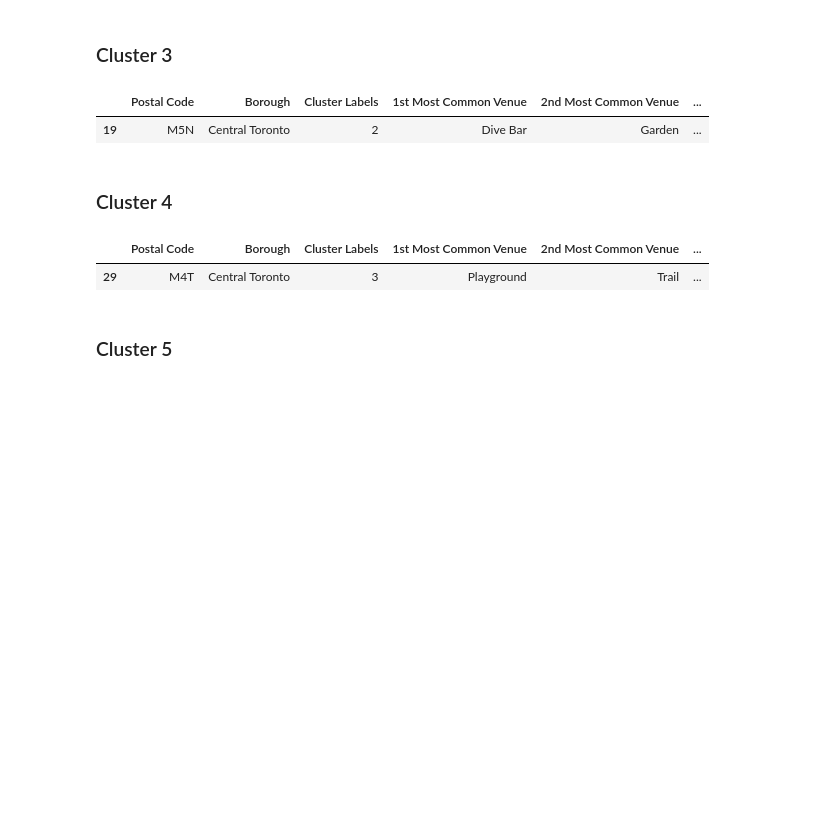
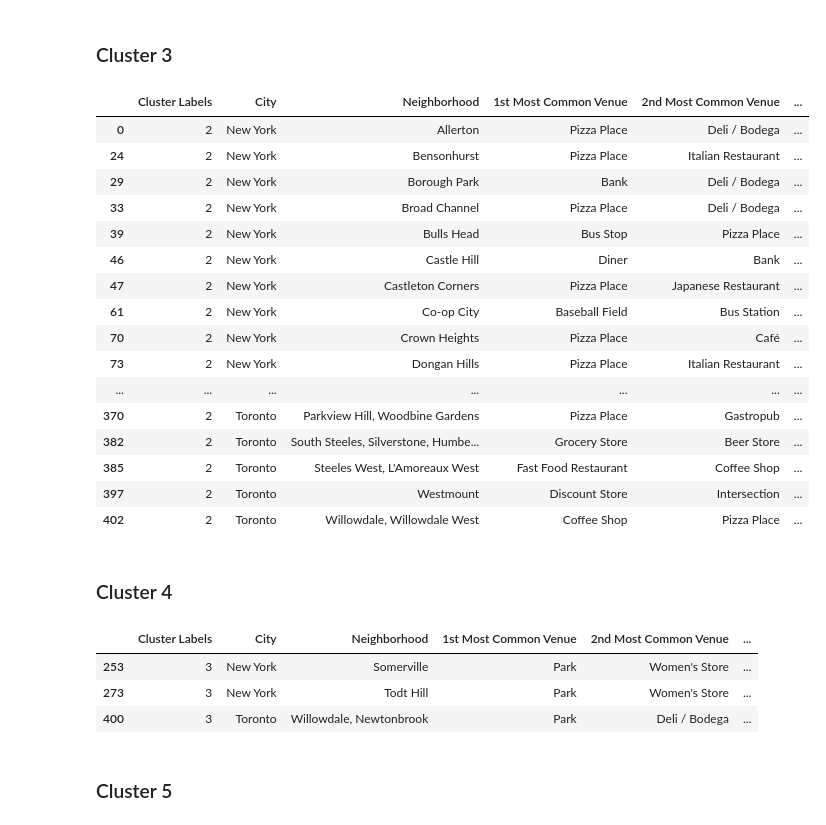
Before and after one commit to SevenSpider/Coursera_Capstone, a Jupyter notebook: Coursera_Capstone_Battle_Neighborhoods.ipynb, the cells around one changed output. Cells and saved outputs as stored; diff of their text form; code cells hidden in the pictures; blank space fills up the shorter version.

Commit message:
Cluster Battle_Neighborhoods

```diff
--- a/Coursera_Capstone_Battle_Neighborhoods.ipynb
+++ b/Coursera_Capstone_Battle_Neighborhoods.ipynb
@@ -614 +872,3 @@ array([0, 0, 0, 0, 1, 0, 0, 0, 3, 0])
+# %%
+tot_venues_sorted = neighborhoods_venues_sorted.append(postal_code_venues_sorted, ignore_index = True)
 # %%
@@ -622,0 +883,5 @@ postal_code_venues_sorted.head()
+# %%
+# add clustering labels
+tot_venues_sorted.insert(0, 'Cluster Labels', kmeans.labels_)
+
+tot_venues_sorted.head()
@@ -622,0 +915,4 @@ postal_code_venues_sorted.head()
+# %%
+tot_merged = toronto_data.drop('Postal Code',1).append(neighborhoods_newyork,ignore_index = True)
+
+tot_merged.head()
@@ -623,11 +930,8 @@ postal_code_venues_sorted.head()
 # %%
-# add clustering labels
-postal_code_venues_sorted.insert(0, 'Cluster Labels', kmeans.labels_)
+# merge toronto_grouped with toronto_data to add latitude/longitude for each postal code
+#tot_merged = tot_merged.join(tot_venues_sorted.set_index('Neighborhood'), on='Neighbourhood')
 
-toronto_merged = toronto_data
+result = pd.merge(tot_venues_sorted, tot_merged, how="left", left_on=['Neighborhood'], right_on=['Neighbourhood'])
 
-# merge toronto_grouped with toronto_data to add latitude/longitude for each postal code
-toronto_merged = toronto_merged.join(postal_code_venues_sorted.set_index('Postal Code'), on='Postal Code')
-
-toronto_merged.head() # check the last columns!
+result.head() # check the last columns!
 # %% [output]
@@ -698,17 +1040,34 @@ toronto_merged.loc[toronto_merged['Cluster Labels'] == 1, toronto_merged.columns
 # %% [markdown]
 ### Cluster 3
 # %%
-toronto_merged.loc[toronto_merged['Cluster Labels'] == 2, toronto_merged.columns[[0] + [1] + list(range(5, toronto_merged.shape[1]))]]
+result.loc[result['Cluster Labels'] == 2, result.columns[[0] + [12] + [1] + list(range(2, 12))]]
 # %% [output]
-|  | Postal Code | Borough | Cluster Labels | 1st Most Common Venue | 2nd Most Common Venue | ... |
-| 19 | M5N | Central Toronto | 2 | Dive Bar | Garden | ... |
+|  | Cluster Labels | City | Neighborhood | 1st Most Common Venue | 2nd Most Common Venue | ... |
+| 0 | 2 | New York | Allerton | Pizza Place | Deli / Bodega | ... |
+| 24 | 2 | New York | Bensonhurst | Pizza Place | Italian Restaurant | ... |
+| 29 | 2 | New York | Borough Park | Bank | Deli / Bodega | ... |
+| 33 | 2 | New York | Broad Channel | Pizza Place | Deli / Bodega | ... |
+| 39 | 2 | New York | Bulls Head | Bus Stop | Pizza Place | ... |
+| 46 | 2 | New York | Castle Hill | Diner | Bank | ... |
+| 47 | 2 | New York | Castleton Corners | Pizza Place | Japanese Restaurant | ... |
+| 61 | 2 | New York | Co-op City | Baseball Field | Bus Station | ... |
+| 70 | 2 | New York | Crown Heights | Pizza Place | Café | ... |
+| 73 | 2 | New York | Dongan Hills | Pizza Place | Italian Restaurant | ... |
+| ... | ... | ... | ... | ... | ... | ... |
+| 370 | 2 | Toronto | Parkview Hill, Woodbine Gardens | Pizza Place | Gastropub | ... |
+| 382 | 2 | Toronto | South Steeles, Silverstone, Humbe... | Grocery Store | Beer Store | ... |
+| 385 | 2 | Toronto | Steeles West, L'Amoreaux West | Fast Food Restaurant | Coffee Shop | ... |
+| 397 | 2 | Toronto | Westmount | Discount Store | Intersection | ... |
+| 402 | 2 | Toronto | Willowdale, Willowdale West | Coffee Shop | Pizza Place | ... |
 # %% [markdown]
 ### Cluster 4
 # %%
-toronto_merged.loc[toronto_merged['Cluster Labels'] == 3, toronto_merged.columns[[0] + [1] + list(range(5, toronto_merged.shape[1]))]]
+result.loc[result['Cluster Labels'] == 3, result.columns[[0] + [12] + [1] + list(range(2, 12))]]
 # %% [output]
-|  | Postal Code | Borough | Cluster Labels | 1st Most Common Venue | 2nd Most Common Venue | ... |
-| 29 | M4T | Central Toronto | 3 | Playground | Trail | ... |
+|  | Cluster Labels | City | Neighborhood | 1st Most Common Venue | 2nd Most Common Venue | ... |
+| 253 | 3 | New York | Somerville | Park | Women's Store | ... |
+| 273 | 3 | New York | Todt Hill | Park | Women's Store | ... |
+| 400 | 3 | Toronto | Willowdale, Newtonbrook | Park | Deli / Bodega | ... |
 # %% [markdown]
 ### Cluster 5
 # %%
```
Also changed, not shown: parts of 132 cells of this notebook.
